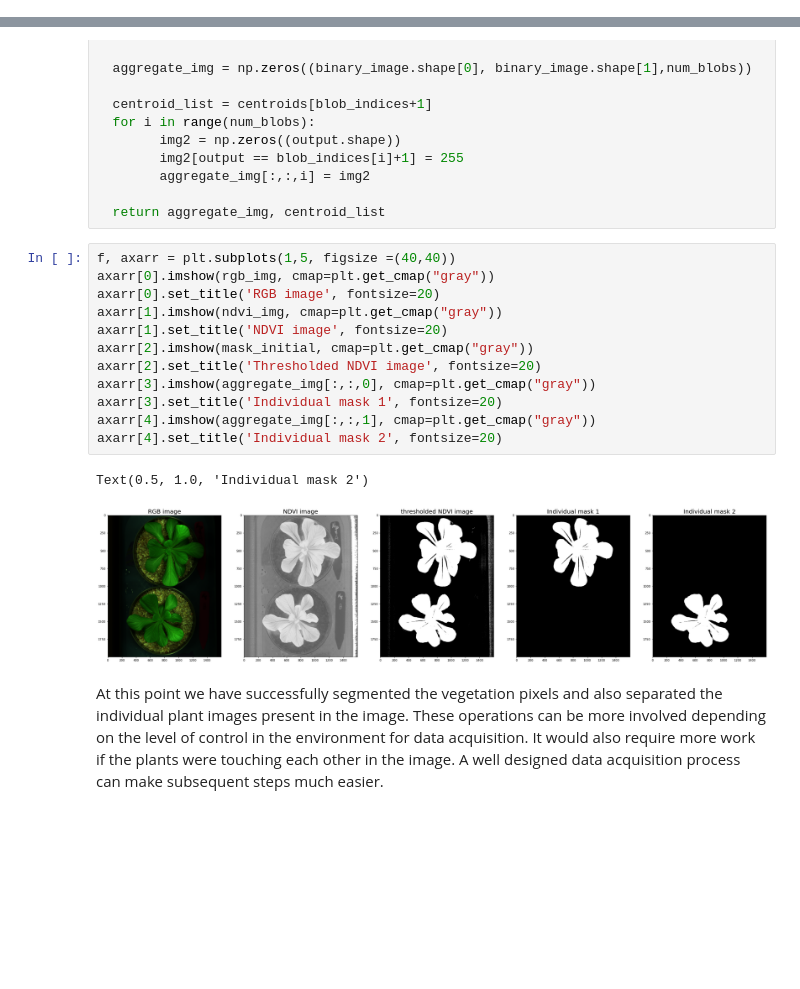
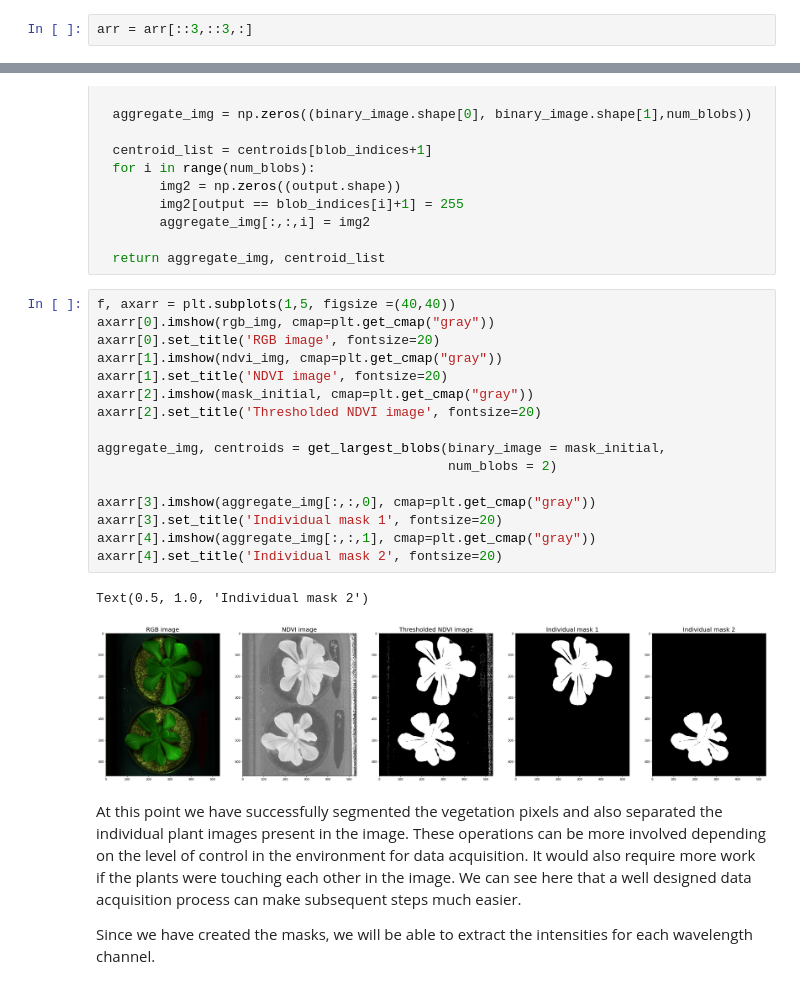
Before and after one commit to piyuss/hyperspectral-image-demo, a Jupyter notebook: Hyper_image_demo.ipynb, the cells around one changed output, grey strips where cells are left out. Saved outputs shown, nothing was run; the diff lists cells and outputs as text; blank space fills up the shorter version.

```diff
--- a/Hyper_image_demo.ipynb
+++ b/Hyper_image_demo.ipynb
@@ -125,0 +149,2 @@ arr = img.load()
+# %%
+arr = arr[::3,::3,:]
@@ -248,17 +280,23 @@ def get_largest_blobs(binary_image, num_blobs):
 # %%
 f, axarr = plt.subplots(1,5, figsize =(40,40))
 axarr[0].imshow(rgb_img, cmap=plt.get_cmap("gray"))
 axarr[0].set_title('RGB image', fontsize=20)
 axarr[1].imshow(ndvi_img, cmap=plt.get_cmap("gray"))
 axarr[1].set_title('NDVI image', fontsize=20)
 axarr[2].imshow(mask_initial, cmap=plt.get_cmap("gray"))
 axarr[2].set_title('Thresholded NDVI image', fontsize=20)
+
+aggregate_img, centroids = get_largest_blobs(binary_image = mask_initial,
+                                             num_blobs = 2)
+
 axarr[3].imshow(aggregate_img[:,:,0], cmap=plt.get_cmap("gray"))
 axarr[3].set_title('Individual mask 1', fontsize=20)
 axarr[4].imshow(aggregate_img[:,:,1], cmap=plt.get_cmap("gray"))
 axarr[4].set_title('Individual mask 2', fontsize=20)
 # %% [output]
 Text(0.5, 1.0, 'Individual mask 2')
-[figure, old version]
+[figure, new version]
 # %% [markdown]
-At this point we have successfully segmented the vegetation pixels and also separated the individual plant images present in the image. These operations can be more involved depending on the level of control in the environment for data acquisition. It would also require more work if the plants were touching each other in the image. A well designed data acquisition process can make subsequent steps much easier.
+At this point we have successfully segmented the vegetation pixels and also separated the individual plant images present in the image. These operations can be more involved depending on the level of control in the environment for data acquisition. It would also require more work if the plants were touching each other in the image. We can see here that a well designed data acquisition process can make subsequent steps much easier.
+
+Since we have created the masks, we will be able to extract the intensities for each wavelength channel.
```
Also changed, not shown: parts of 29 cells of this notebook.
